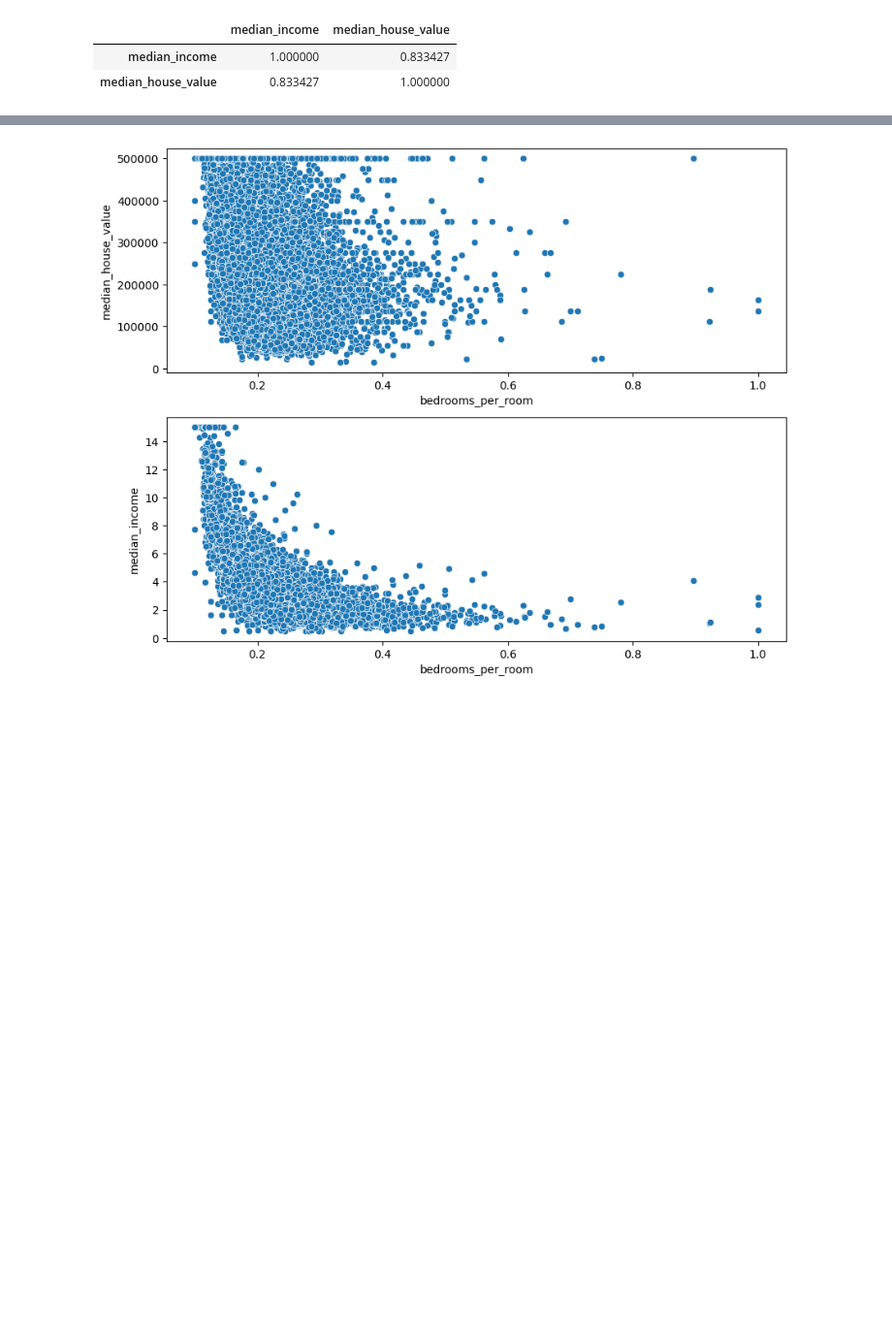
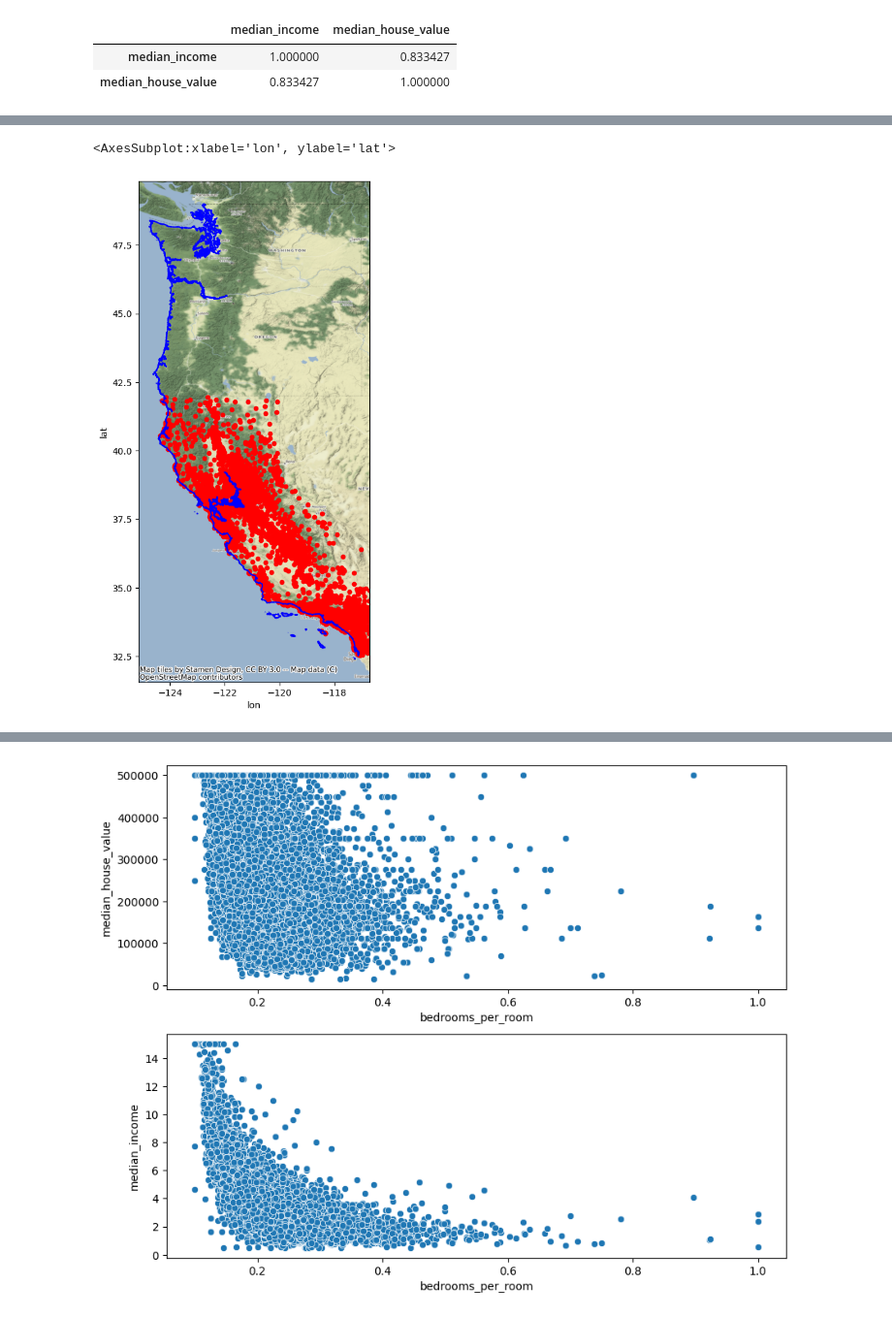
Before and after one commit to thepersonilike13/housing_prices_app, a Jupyter notebook: housing_prices_california.ipynb, the cells around one changed output, grey strips where cells are left out. Shown at 97% size. Cells and saved outputs as stored; diff of their text form; code cells hidden in the pictures; blank space fills up the shorter version.

```diff
--- a/housing_prices_california.ipynb
+++ b/housing_prices_california.ipynb
@@ -593,0 +635,8 @@ copy['bedrooms_per_room'] = copy['total_bedrooms'] / copy['total_rooms']
+# %%
+fig, ax = plt.subplots(figsize=(10, 10))
+coastline.plot(ax=ax, color='blue')
+ctx.add_basemap(ax=ax, crs=coastline.crs.to_string(), source=ctx.providers.Stamen.Terrain)
+copy.plot(ax=ax, x='lon', y='lat', color='red', kind='scatter')
+# %% [output]
+<AxesSubplot:xlabel='lon', ylabel='lat'>
+[figure, added]
```
Also changed, not shown: parts of 38 cells of this notebook, 12 other files.
